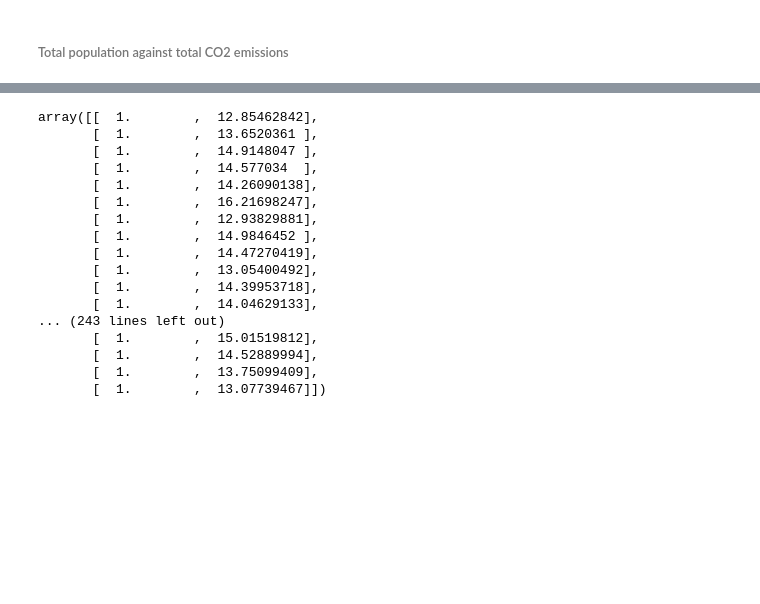
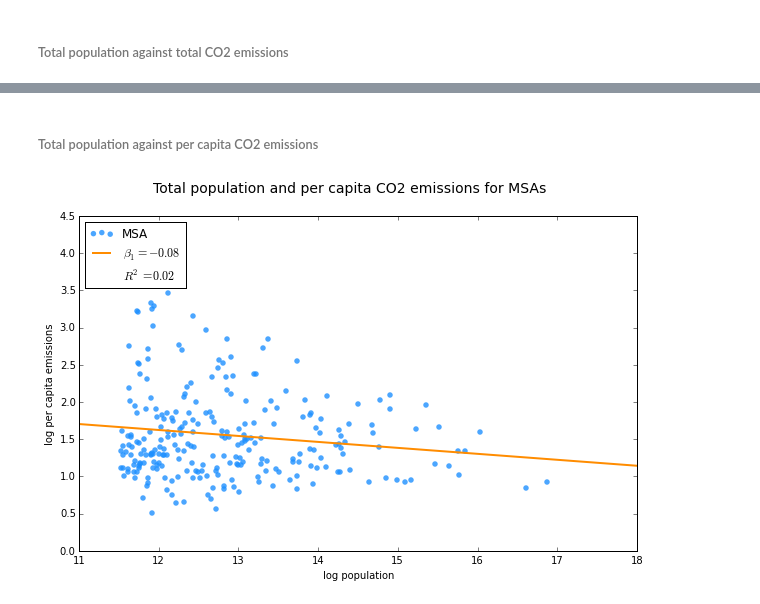
Before and after one commit to pvarsh/foundations-a4, a Jupyter notebook: assignment-4.ipynb, the cells around one changed output, grey strips where cells are left out. Cells and saved outputs as stored; diff of their text form; code cells hidden in the pictures; blank space fills up the shorter version.

```diff
--- a/assignment-4.ipynb
+++ b/assignment-4.ipynb
@@ -322,20 +334,51 @@ array([[  0.        ,  12.85462842],
-# %%
-X
-# %% [output]
-array([[  1.        ,  12.85462842],
-       [  1.        ,  13.6520361 ],
-       [  1.        ,  14.9148047 ],
-       [  1.        ,  14.577034  ],
-       [  1.        ,  14.26090138],
-       [  1.        ,  16.21698247],
-       [  1.        ,  12.93829881],
-       [  1.        ,  14.9846452 ],
-       [  1.        ,  14.47270419],
-       [  1.        ,  13.05400492],
-       [  1.        ,  14.39953718],
-       [  1.        ,  14.04629133],
-... (243 lines left out)
-       [  1.        ,  15.01519812],
-       [  1.        ,  14.52889994],
-       [  1.        ,  13.75099409],
-       [  1.        ,  13.07739467]])
+# %% [markdown]
+###### Total population against per capita CO2 emissions
+# %%
+fig2, ax2 = plt.subplots(num = 2, figsize = (10, 6))
+
+# Title and axis labels
+fig2.suptitle('Total population and per capita CO2 emissions for MSAs', fontsize = 14)
+ax2.set_xlabel('log population')
+ax2.set_ylabel('log per capita emissions')
+
+### Scatter
+scatter2 = ax2.scatter(np.log(mt.pop_total),
+            np.log(mt.co2_per_capita),
+            c = "dodgerblue",
+            lw = 0,
+            s = 30,
+            alpha = 0.8,
+            label = "MSA")
+
+### Get x and y lims
+xmin, xmax = ax2.get_xlim()
+ymin, ymax = ax2.get_ylim()
+
+### Regression
+# Design matrix
+y = np.log(mt.co2_per_capita)
+ones = np.ones(mt.shape[0])
+X = np.column_stack((ones, np.log(mt.pop_total)))
+
+# Fit model
+mod2 = sm.OLS(y, X).fit()
+
+### Plot regression line
+x = np.linspace(xmin, xmax)
+y = mod2.params[0] + mod2.params[1] * x
+regression_label = r'$\beta_1 = %2.2f$' %mod2.params[1]
+line2, = ax2.plot(x, y, c = 'darkorange', lw = 2, label = regression_label)
+
+# Set x and y lims
+ax2.set_xlim(xmin, xmax)
+ax2.set_ylim(ymin, ymax)
+
+# Legend
+extra = ptch.Rectangle((0, 0), 1, 1, fc="w", fill=False, edgecolor='none', linewidth=0)
+rsq = r'$R^2 = %2.2f$' %mod2.rsquared
+ax2.legend((scatter1, line1, extra), ("MSA", regression_label, rsq), loc = 2)
+
+# Show
+plt.show()
+# %% [output]
+[figure, added]
```
Also changed, not shown: parts of 18 cells of this notebook.
